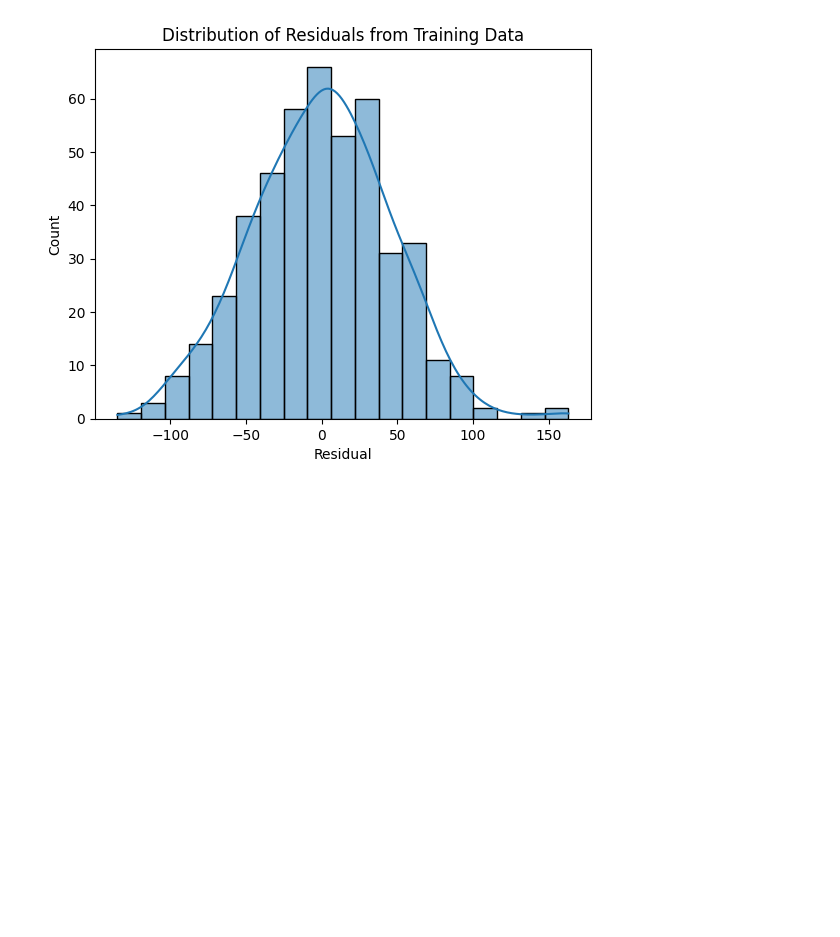
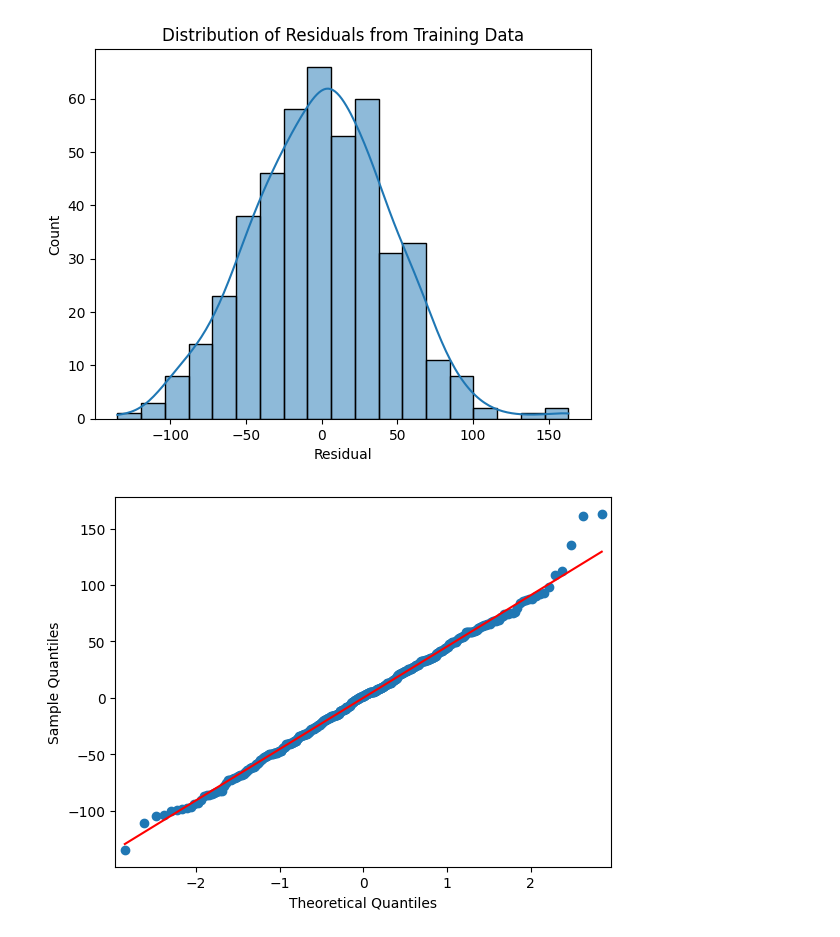
Before and after one commit to courjimen/MachineLearningPractice, a Jupyter notebook: linear_regression.ipynb, the cells around one changed output. Saved outputs shown, nothing was run; the diff lists cells and outputs as text; code cells hidden in the pictures; blank space fills up the shorter version.

```diff
--- a/linear_regression.ipynb
+++ b/linear_regression.ipynb
@@ -176,3 +176,8 @@ plt.plot()
 # %% [output]
 []
 [figure]
+# %%
+sm.qqplot(residuals, line='s')
+plt.show()
+# %% [output]
+[figure, added]
```
Also changed, not shown: parts of 2 cells of this notebook.
